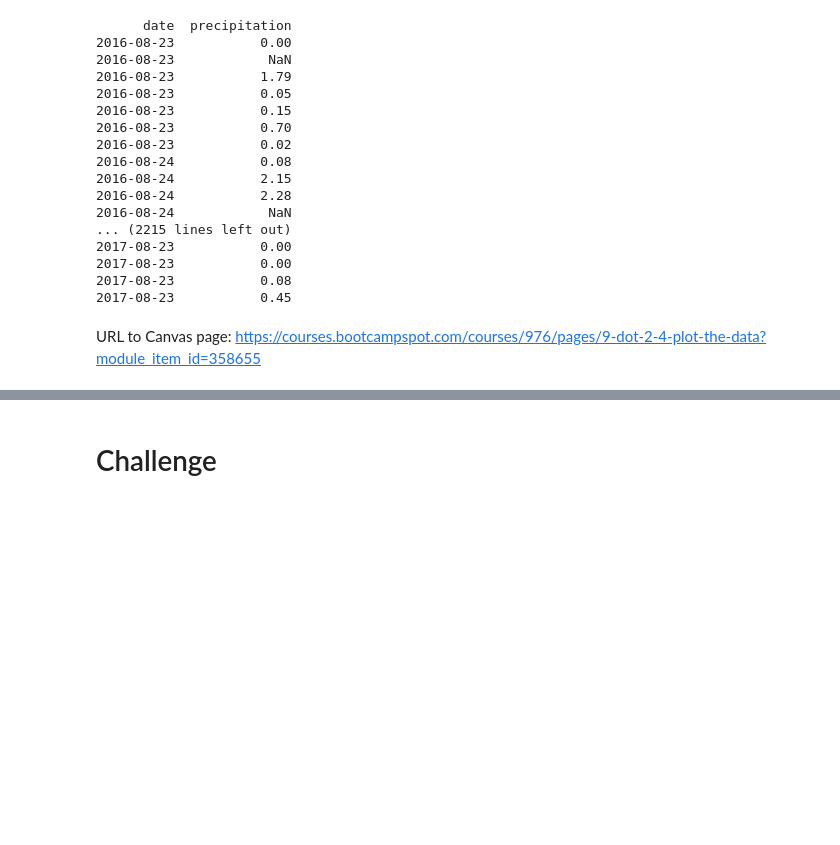
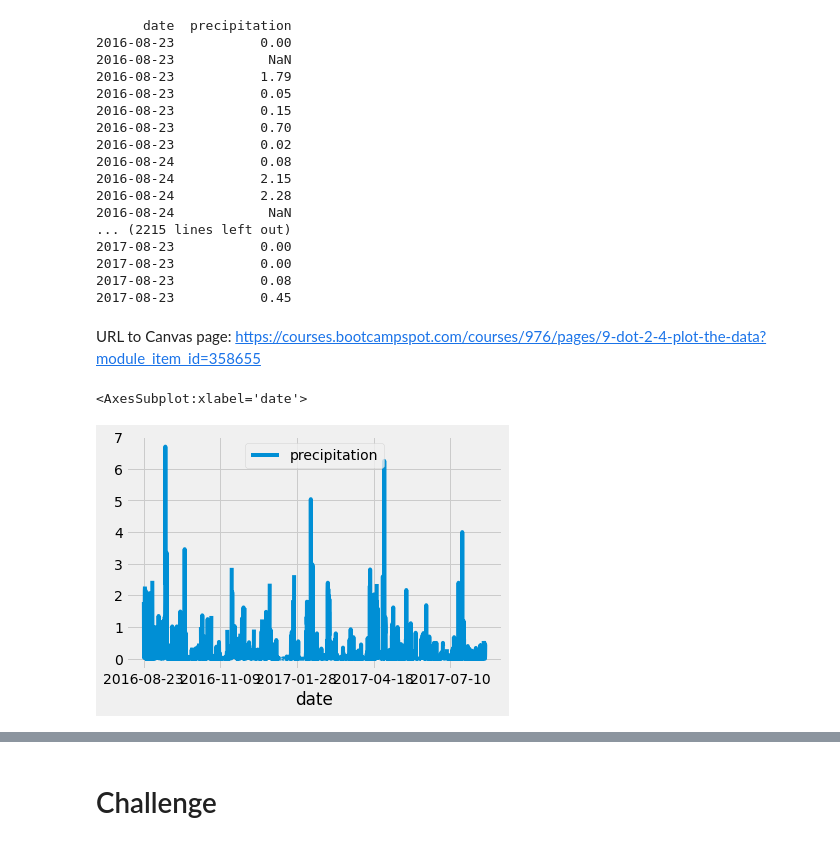
Before and after one commit to DavidGGonzalez/Surfs_Up, a Jupyter notebook: climate_analysis.ipynb, the cells around one changed output, grey strips where cells are left out. Drawn from its saved outputs; the diff is of its cells as text; code cells hidden in the pictures; blank space fills up the shorter version.

```diff
--- a/climate_analysis.ipynb
+++ b/climate_analysis.ipynb
@@ -170,3 +171,8 @@ print(df.to_string(index=False))
 URL to Canvas page: https://courses.bootcampspot.com/courses/976/pages/9-dot-2-4-plot-the-data?module_item_id=358655
 # %%
 # Use Pandas Plotting with Matplotlib to plot the data
+# Simple sample, plt DataFrame content directly
+df.plot()
+# %% [output]
+<AxesSubplot:xlabel='date'>
+[figure, added]
```
Also changed, not shown: parts of 3 cells of this notebook, 1 other file.
